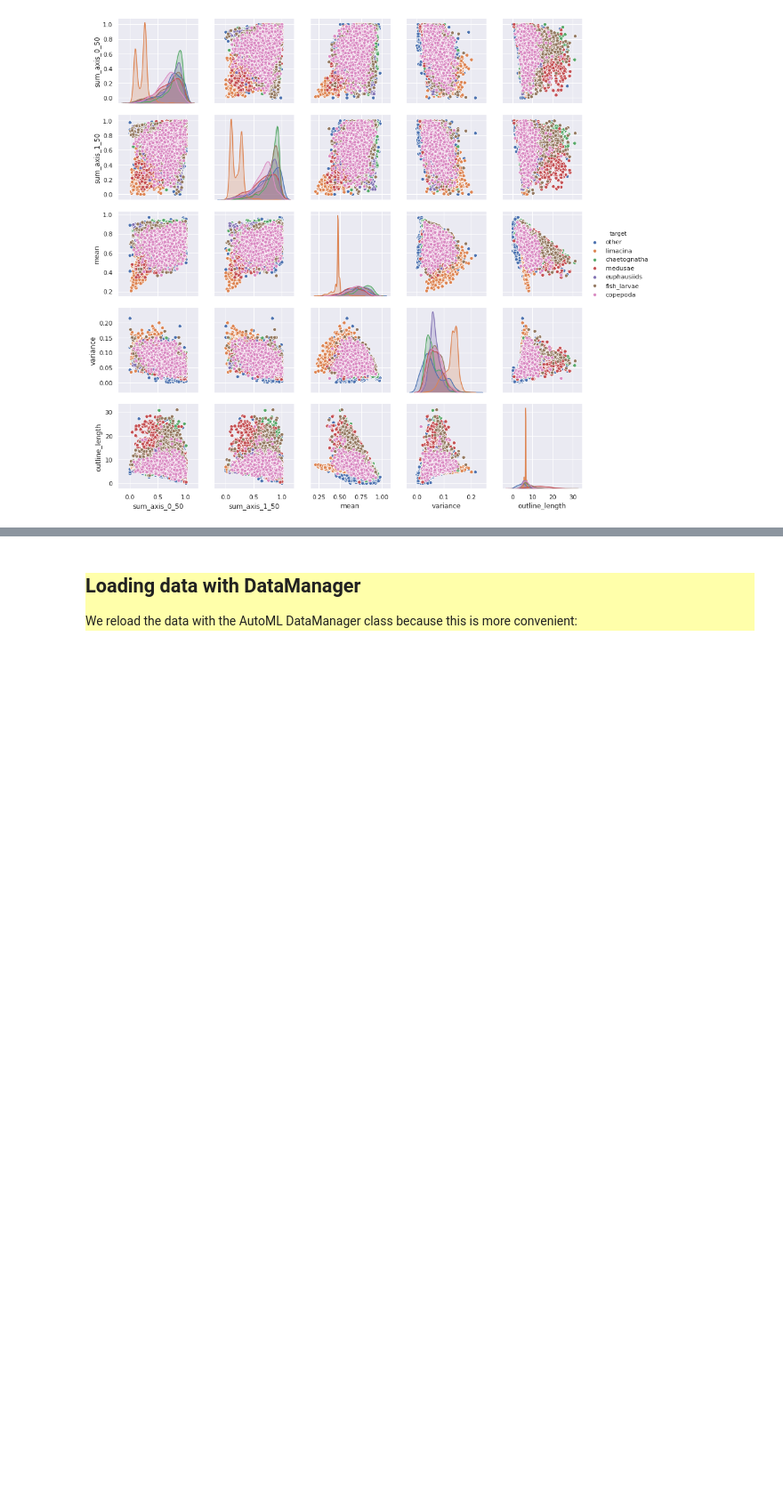
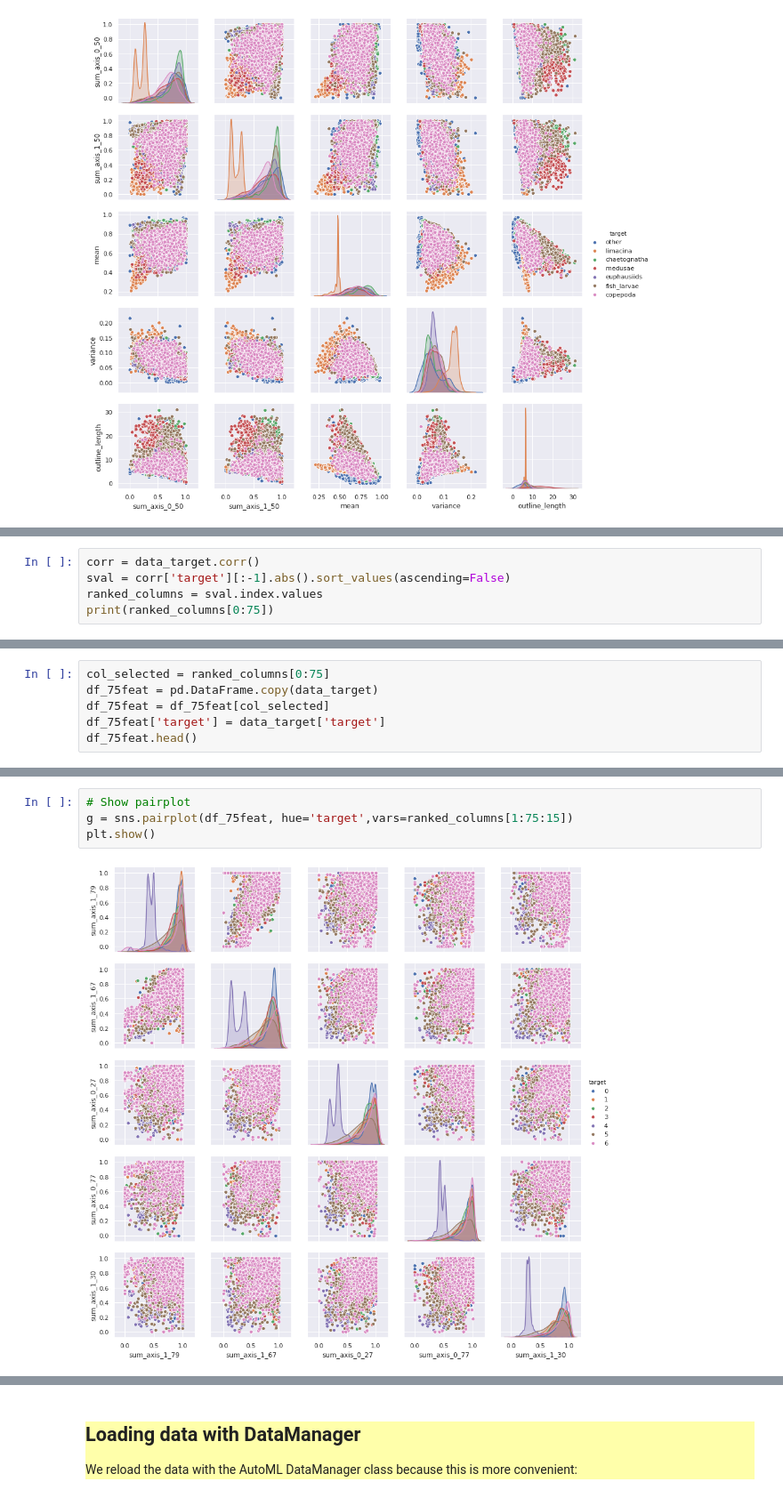
Before and after one commit to adblackx/PLANKTON, a Jupyter notebook: starting_kit/preprocessing.ipynb, the cells around one changed output, grey strips where cells are left out. Shown at 89% size. Saved outputs shown, nothing was run; the diff lists cells and outputs as text; blank space fills up the shorter version.

```diff
--- a/starting_kit/preprocessing.ipynb
+++ b/starting_kit/preprocessing.ipynb
@@ -174,0 +181,5 @@ plt.show()
+# %%
+corr = data_target.corr()
+sval = corr['target'][:-1].abs().sort_values(ascending=False)
+ranked_columns = sval.index.values
+print(ranked_columns[0:75])
@@ -174,0 +208,6 @@ plt.show()
+# %%
+col_selected = ranked_columns[0:75]
+df_75feat = pd.DataFrame.copy(data_target)
+df_75feat = df_75feat[col_selected]
+df_75feat['target'] = data_target['target']
+df_75feat.head()
@@ -174,0 +222,6 @@ plt.show()
+# %%
+# Show pairplot
+g = sns.pairplot(df_75feat, hue='target',vars=ranked_columns[1:75:15])
+plt.show()
+# %% [output]
+[figure, added]
```
Also changed, not shown: parts of 45 cells of this notebook.
